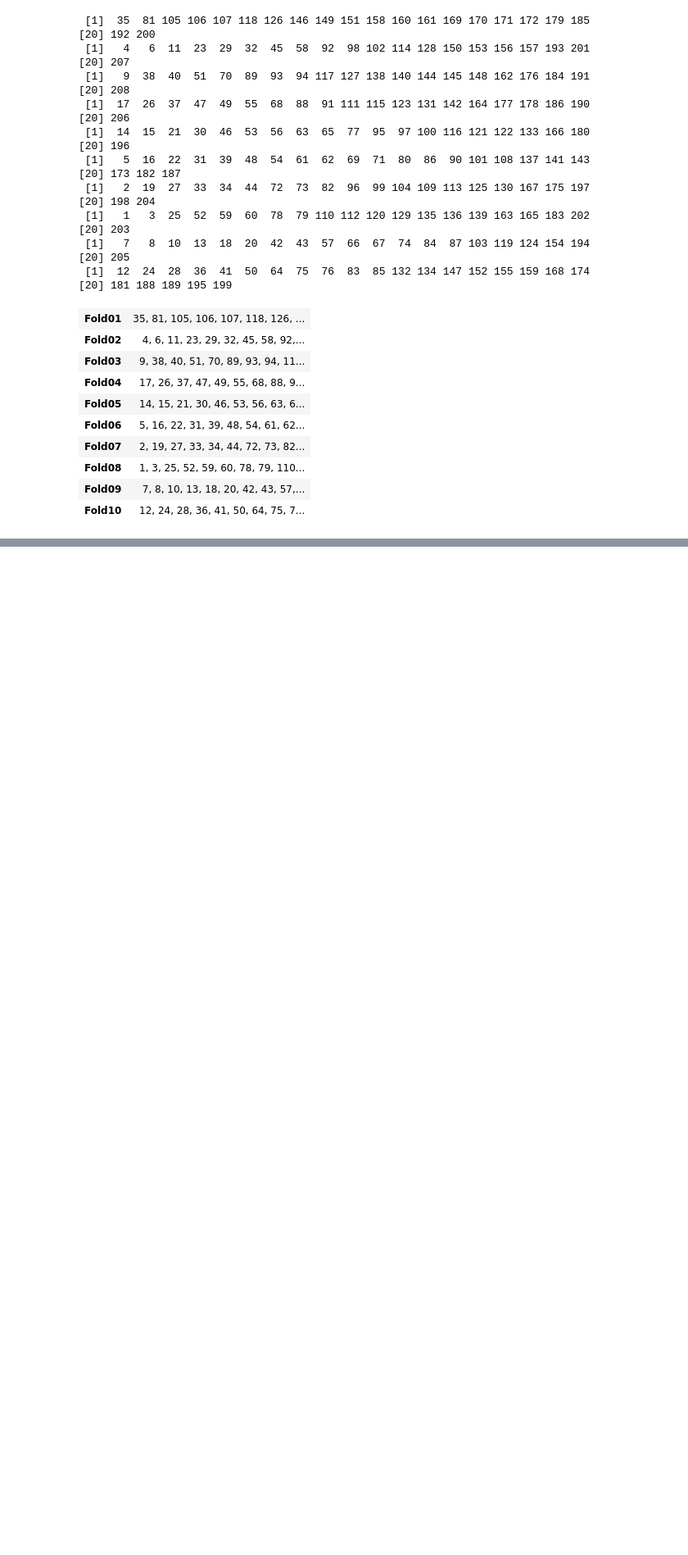
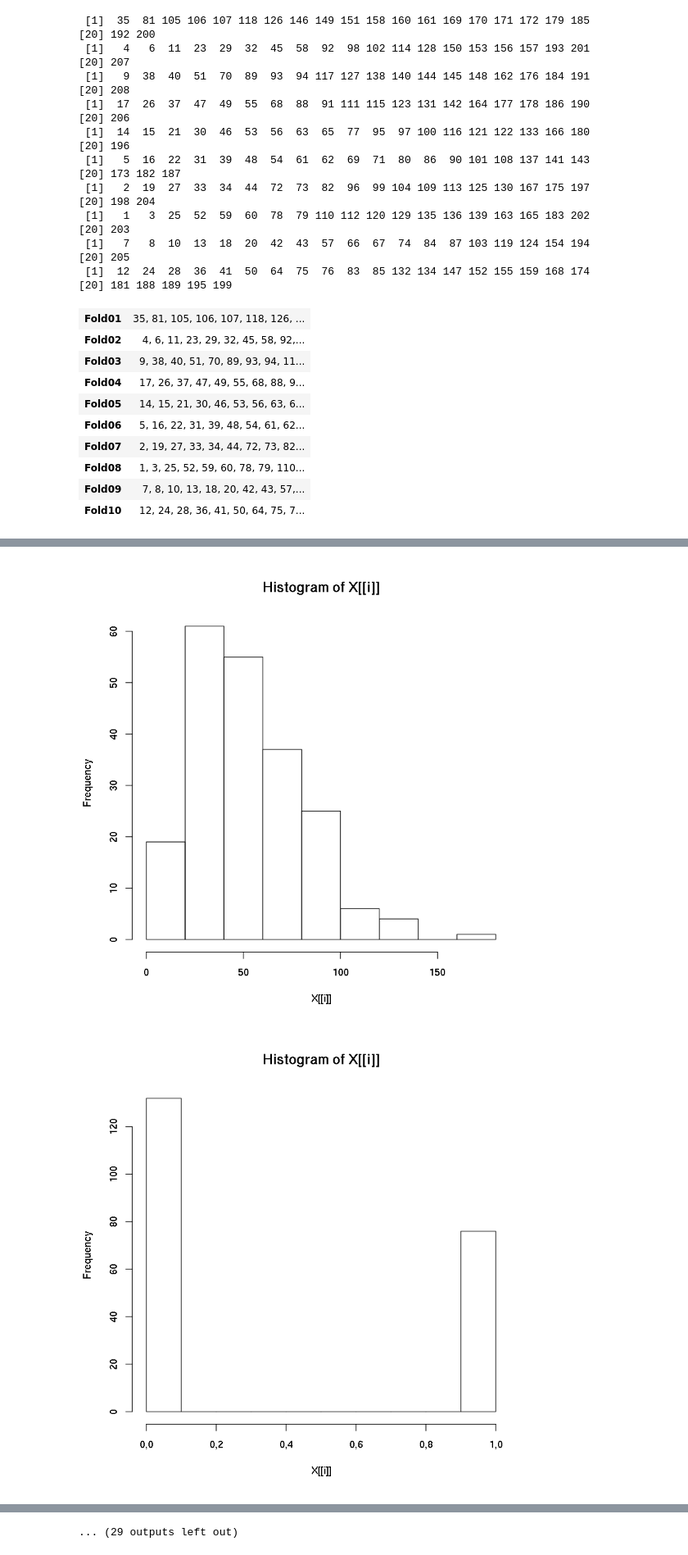
Before and after one commit to adamPaclawski/AI_pharm, a Jupyter notebook: AI in Pharm 2 - data prep.ipynb, the cells around one changed output, grey strips where cells are left out. Shown at 82% size. Saved outputs shown, nothing was run; the diff lists cells and outputs as text; code cells hidden in the pictures; blank space fills up the shorter version.

```diff
--- a/AI in Pharm 2 - data prep.ipynb
+++ b/AI in Pharm 2 - data prep.ipynb
@@ -377,0 +384,5 @@ track_record
+# %%
+lapply(data[1:40], FUN=hist)
+# %% [output]
+[figure, added]
+[figure, added]
@@ -377,0 +399 @@ track_record
+... (29 outputs left out)
```
Also changed, not shown: parts of 4 cells of this notebook.
